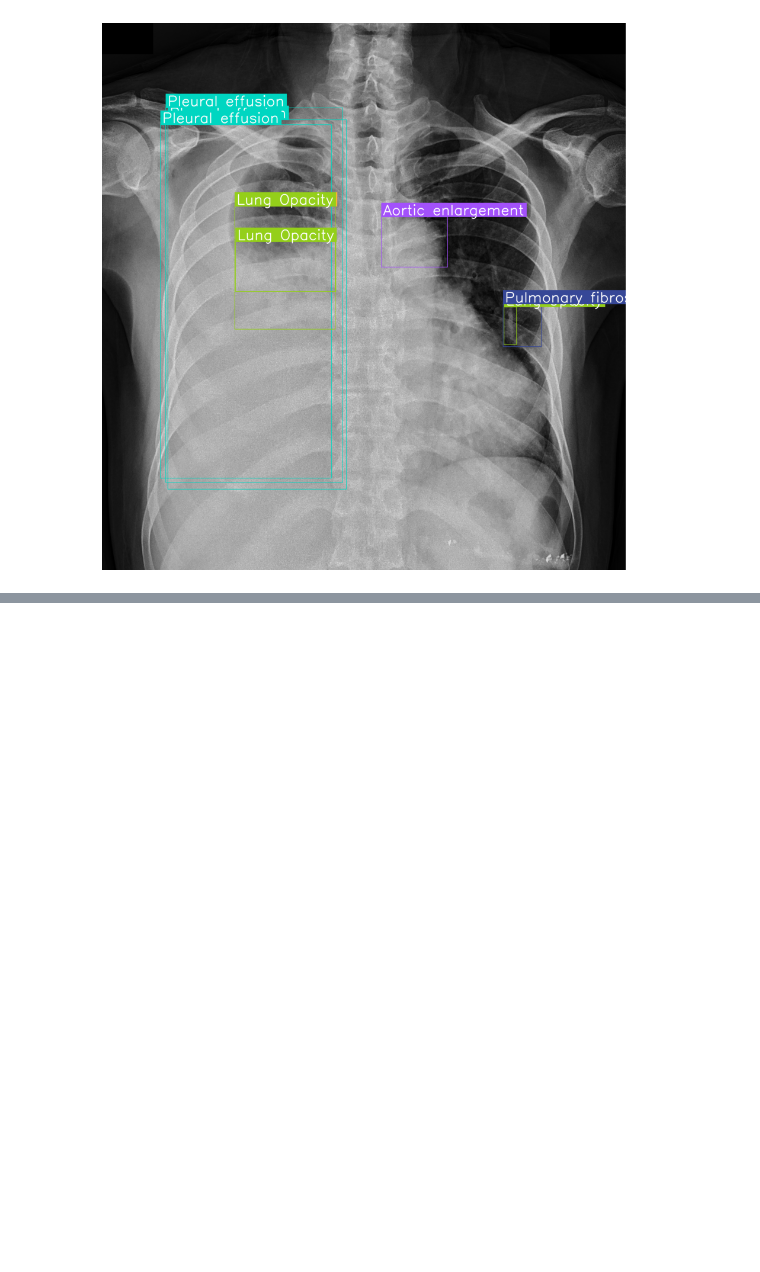
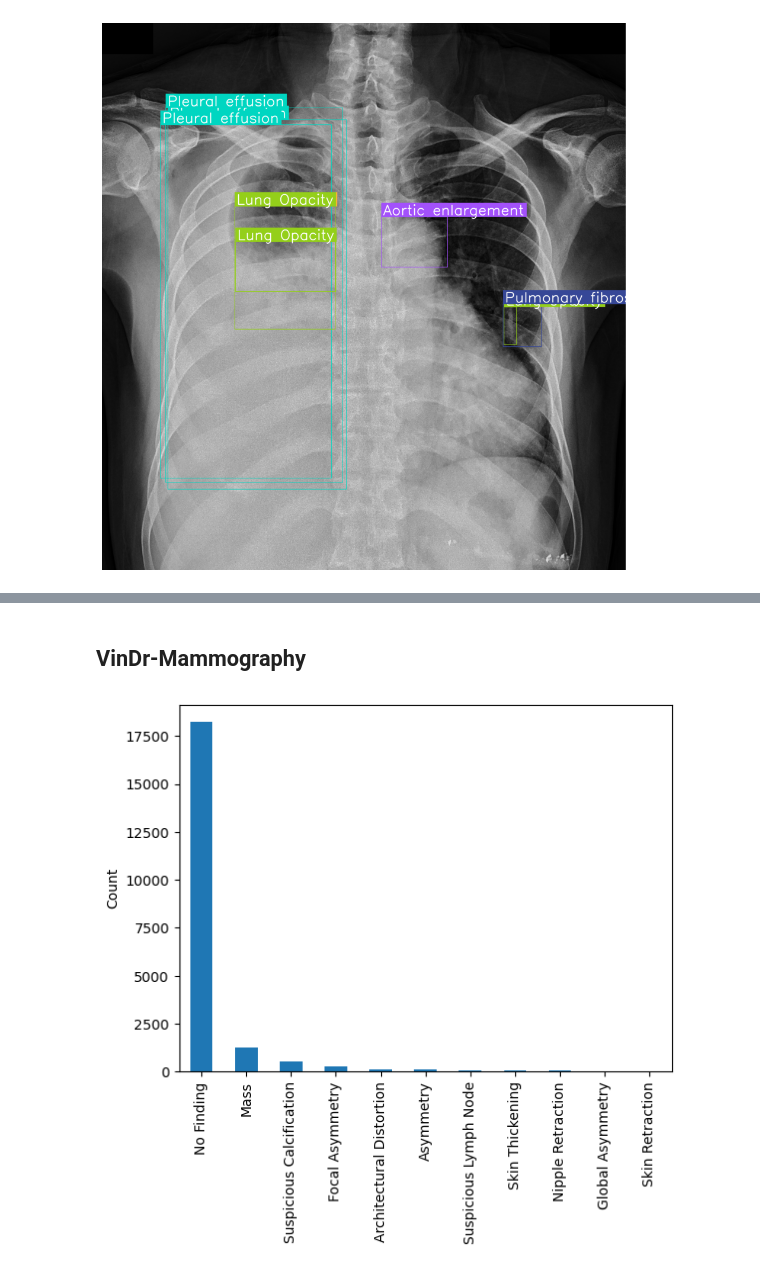
Before and after one commit to gary8564/rad_dino, a Jupyter notebook: notebooks/exploratory_data_analysis.ipynb, the cells around one changed output, grey strips where cells are left out. Saved outputs shown, nothing was run; the diff lists cells and outputs as text; code cells hidden in the pictures; blank space fills up the shorter version.

```diff
--- a/notebooks/exploratory_data_analysis.ipynb
+++ b/notebooks/exploratory_data_analysis.ipynb
@@ -125,0 +198,23 @@ sv.plot_image(annotated)
+# %% [markdown]
+## VinDr-Mammography
+# %%
+root_folder = "/hpcwork/rwth1833/datasets/VinDr-Mammo/download/physionet.org/files/vindr-mammo/1.0.0"
+df = pd.read_csv(os.path.join(root_folder, "finding_annotations.csv"))
+df['finding_categories'] = df['finding_categories'].apply(lambda x: ast.literal_eval(x))
+def count_class_frequencies(df):
+    # Count frequency of each category across all annotations
+    category_counts = {}
+    for finding_categories in df['finding_categories']:
+        for category in finding_categories:
+            category_counts[category] = category_counts.get(category, 0) + 1
+
+    # Convert to pandas Series for easier manipulation
+    category_freq = pd.Series(category_counts).sort_values(ascending=False)
+    return category_freq
+# %%
+category_freq = count_class_frequencies(df)
+category_freq.plot(kind='bar')
+plt.ylabel('Count')
+plt.show()
+# %% [output]
+[figure, added]
```
Also changed, not shown: parts of 14 cells of this notebook, 45 other files.
